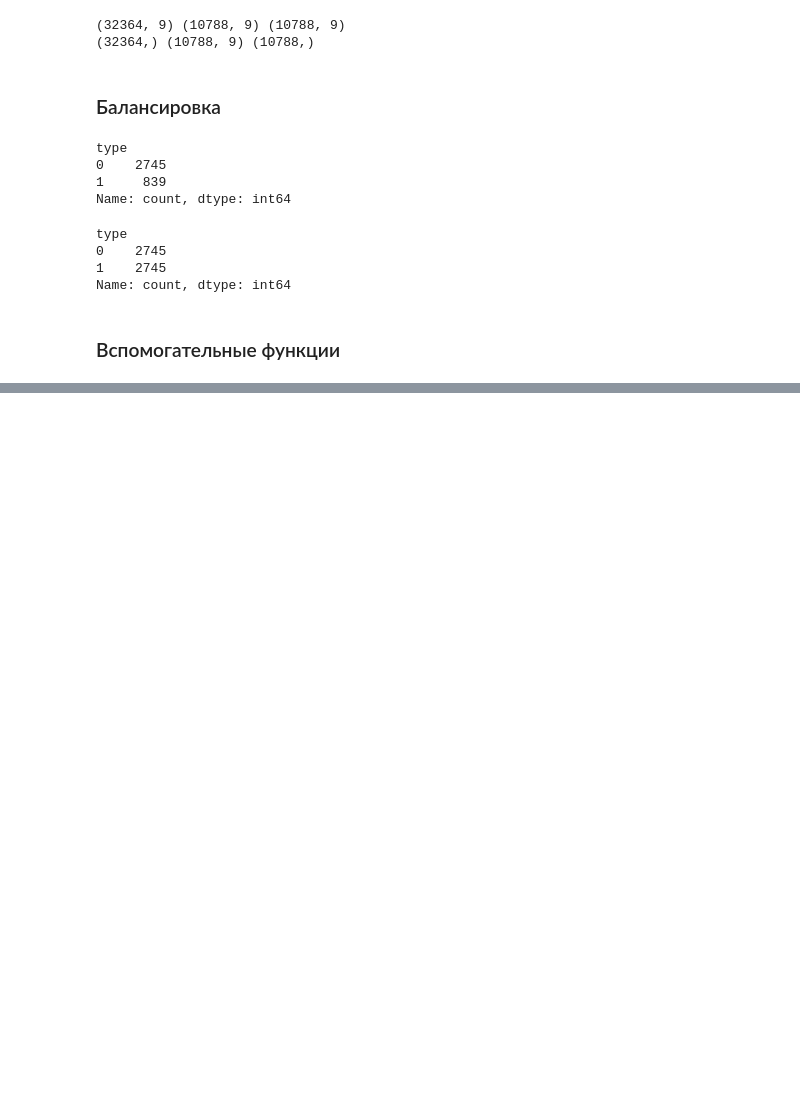
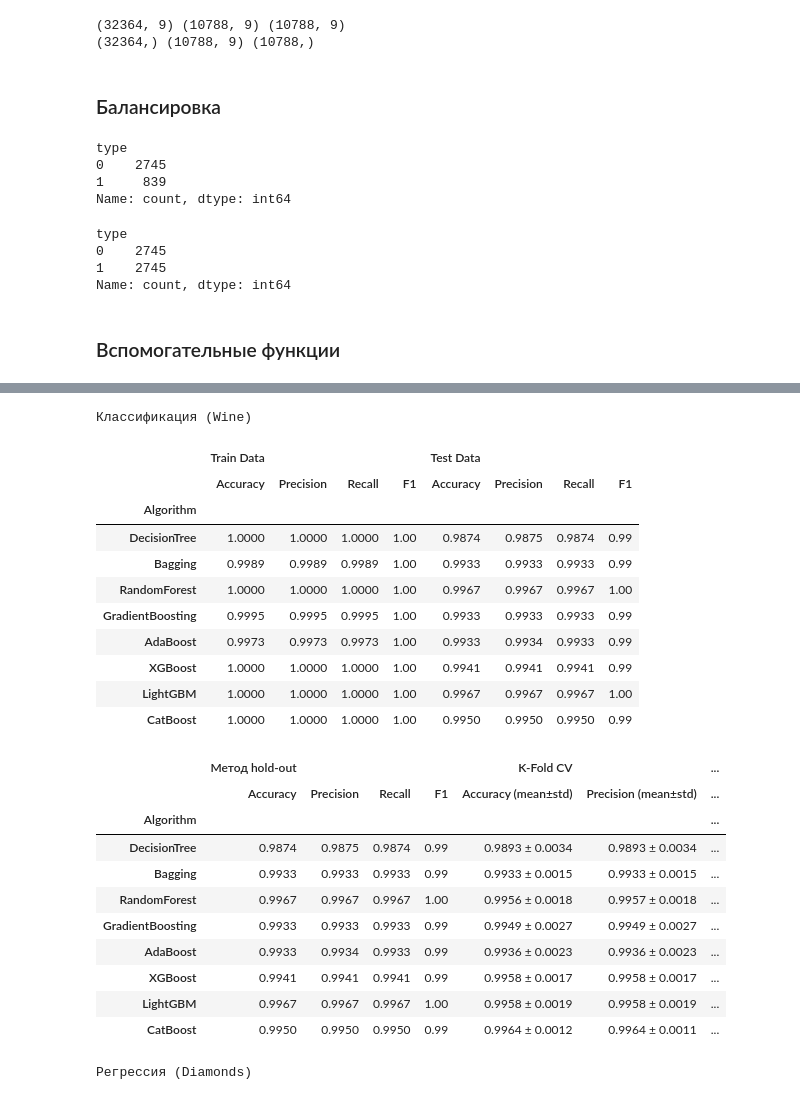
Before and after one commit to Baklanov-Daniil/master, a Jupyter notebook: mlbd/notebooks/lab4.ipynb, the cells around one changed output, grey strips where cells are left out. Saved outputs shown, nothing was run; the diff lists cells and outputs as text; code cells hidden in the pictures; blank space fills up the shorter version.

```diff
--- a/mlbd/notebooks/lab4.ipynb
+++ b/mlbd/notebooks/lab4.ipynb
@@ -354,0 +570,52 @@ Regression: CatBoost
+# %%
+def build_and_display_tables(results_list, task_name, metrics_order):
+    print(f"{task_name}")
+    df = pd.DataFrame(results_list).set_index('Algorithm')
+    df.columns = pd.MultiIndex.from_tuples(df.columns)
+    cols_1 = [c for c in df.columns if c[0] in ['Train Data', 'Test Data']]
+    cols_1_sorted = sorted(cols_1, key=lambda c: (0 if c[0]=='Train Data' else 1, metrics_order.index(c[1])))
+    table_1 = df[cols_1_sorted]
+    display(table_1)
+
+    cols_2 = [c for c in df.columns if c[0] in ['Test Data', 'K-Fold CV']]
+    cols_2_renamed = [('Метод hold-out', c[1]) if c[0] == 'Test Data' else c for c in cols_2]
+    cols_2_sorted = sorted(cols_2_renamed, key=lambda c: (
+        0 if c[0]=='Метод hold-out' else 1,
+        metrics_order.index(c[1].split(' (')[0])
+    ))
+    table_2 = df[[c for c in df.columns if c[0] in ['Test Data', 'K-Fold CV']]].copy()
+    table_2.columns = pd.MultiIndex.from_tuples(cols_2_sorted)
+    display(table_2)
+
+    return table_1, table_2
+
+cls_metrics = ['Accuracy', 'Precision', 'Recall', 'F1']
+reg_metrics = ['R2', 'RMSE', 'MAE', 'MSE']
+
+tbl1_cls, tbl2_cls = build_and_display_tables(cls_results_wine, "Классификация (Wine)", cls_metrics)
+tbl1_reg, tbl2_reg = build_and_display_tables(reg_results_diamonds, "Регрессия (Diamonds)", reg_metrics)
+# %% [output]
+Классификация (Wine)
+|  | Train Data |  |  |  | Test Data |  |  |  |
+|  | Accuracy | Precision | Recall | F1 | Accuracy | Precision | Recall | F1 |
+| Algorithm |  |  |  |  |  |  |  |  |
+| DecisionTree | 1.0000 | 1.0000 | 1.0000 | 1.00 | 0.9874 | 0.9875 | 0.9874 | 0.99 |
+| Bagging | 0.9989 | 0.9989 | 0.9989 | 1.00 | 0.9933 | 0.9933 | 0.9933 | 0.99 |
+| RandomForest | 1.0000 | 1.0000 | 1.0000 | 1.00 | 0.9967 | 0.9967 | 0.9967 | 1.00 |
+| GradientBoosting | 0.9995 | 0.9995 | 0.9995 | 1.00 | 0.9933 | 0.9933 | 0.9933 | 0.99 |
+| AdaBoost | 0.9973 | 0.9973 | 0.9973 | 1.00 | 0.9933 | 0.9934 | 0.9933 | 0.99 |
+| XGBoost | 1.0000 | 1.0000 | 1.0000 | 1.00 | 0.9941 | 0.9941 | 0.9941 | 0.99 |
+| LightGBM | 1.0000 | 1.0000 | 1.0000 | 1.00 | 0.9967 | 0.9967 | 0.9967 | 1.00 |
+| CatBoost | 1.0000 | 1.0000 | 1.0000 | 1.00 | 0.9950 | 0.9950 | 0.9950 | 0.99 |
+|  | Метод hold-out |  |  |  | K-Fold CV |  | ... |
+|  | Accuracy | Precision | Recall | F1 | Accuracy (mean±std) | Precision (mean±std) | ... |
+| Algorithm |  |  |  |  |  |  | ... |
+| DecisionTree | 0.9874 | 0.9875 | 0.9874 | 0.99 | 0.9893 ± 0.0034 | 0.9893 ± 0.0034 | ... |
+| Bagging | 0.9933 | 0.9933 | 0.9933 | 0.99 | 0.9933 ± 0.0015 | 0.9933 ± 0.0015 | ... |
+| RandomForest | 0.9967 | 0.9967 | 0.9967 | 1.00 | 0.9956 ± 0.0018 | 0.9957 ± 0.0018 | ... |
+| GradientBoosting | 0.9933 | 0.9933 | 0.9933 | 0.99 | 0.9949 ± 0.0027 | 0.9949 ± 0.0027 | ... |
+| AdaBoost | 0.9933 | 0.9934 | 0.9933 | 0.99 | 0.9936 ± 0.0023 | 0.9936 ± 0.0023 | ... |
+| XGBoost | 0.9941 | 0.9941 | 0.9941 | 0.99 | 0.9958 ± 0.0017 | 0.9958 ± 0.0017 | ... |
+| LightGBM | 0.9967 | 0.9967 | 0.9967 | 1.00 | 0.9958 ± 0.0019 | 0.9958 ± 0.0019 | ... |
+| CatBoost | 0.9950 | 0.9950 | 0.9950 | 0.99 | 0.9964 ± 0.0012 | 0.9964 ± 0.0011 | ... |
+Регрессия (Diamonds)
```
Also changed, not shown: parts of 14 cells of this notebook.
